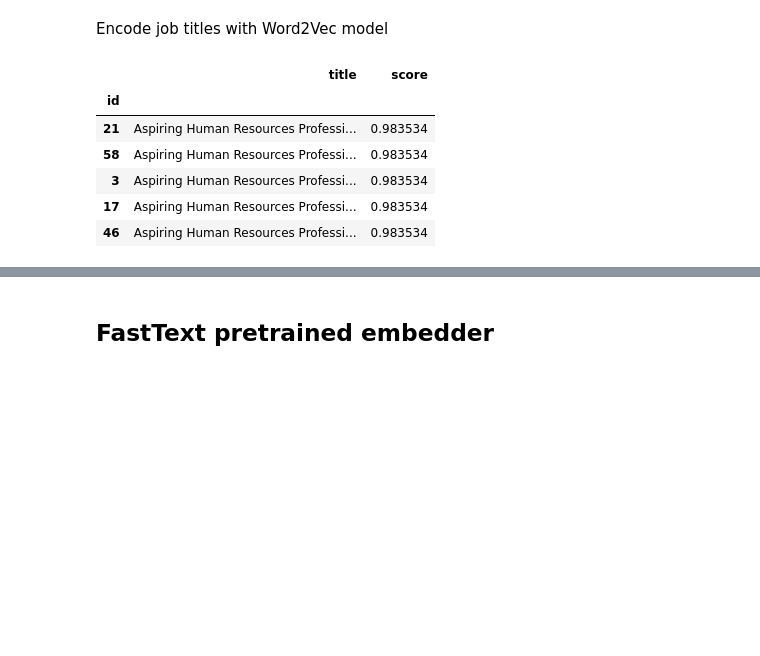
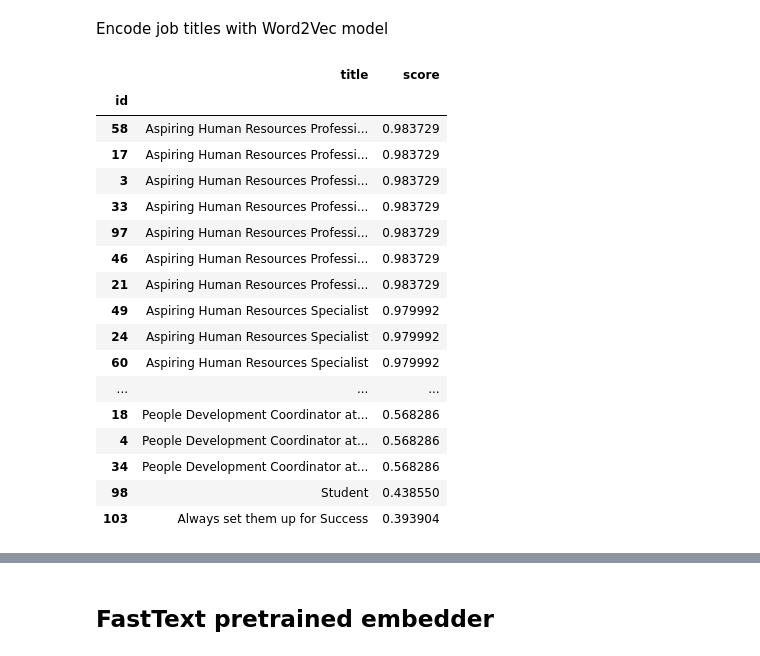
Before and after one commit to rubchume/JI1plyjVHBDJZ5ZM, a Jupyter notebook: DataExploration.ipynb, the cells around one changed output, grey strips where cells are left out. Cells and saved outputs as stored; diff of their text form; code cells hidden in the pictures; blank space fills up the shorter version.

```diff
--- a/DataExploration.ipynb
+++ b/DataExploration.ipynb
@@ -68,7 +72,7 @@ def preprocess_sentence(sentence):
 class WordEmbedder(ABC):
     @abstractmethod
     def fit(self, tokenized_sentences: Iterable[List[str]]):
-        pass
+        """Training"""
 
     @abstractmethod
     def predict(self, word) -> np.array:
@@ -78,22 +82,22 @@ class WordEmbedder(ABC):
     def word_sets_similarity(self, word_set_1: List[str], word_set_2: List[str]) -> float:
         """Calculates the similarity between two word sets"""
 
-
-class MeanVectorCosineSimilarityMixin:
-    def word_sets_similarity(self, word_set_1: List[str], word_set_2: List[str]) -> float:
-        return self._cosine_similarity(
-            vector_1=self._get_word_set_embedding(word_set_1),
-            vector_2=self._get_word_set_embedding(word_set_2)
-        )
-
-    def _get_word_set_embedding(self, word_set: List[str]) -> np.array:
+    def get_word_set_embedding(self, word_set: List[str]) -> np.array:
         return np.mean([
             self.predict(word)
             for word in word_set
         ], axis=0)
 
+
+class MeanVectorCosineSimilarityMixin:
+    def word_sets_similarity(self, word_set_1: List[str], word_set_2: List[str]) -> float:
+        return self.cosine_similarity(
+            vector_1=self.get_word_set_embedding(word_set_1),
+            vector_2=self.get_word_set_embedding(word_set_2)
+        )
+
     @staticmethod
-    def _cosine_similarity(vector_1, vector_2):
+    def cosine_similarity(vector_1, vector_2):
         return vector_1.dot(vector_2) / (norm(vector_1) * norm(vector_2))
 
 
@@ -153,15 +157,26 @@ class Word2VecEmbedder(WordEmbedder):
     def word_sets_similarity(self, word_set_1: List[str], word_set_2: List[str]) -> float:
         return self.model.wv.n_similarity(word_set_1, word_set_2)
 # %%
-word_2_vec_embedder = Word2VecEmbedder(window=5, min_count=1).fit(df.job_title.map(preprocess_sentence))
+word_2_vec_embedder = Word2VecEmbedder(window=5, min_count=1, vector_size=600).fit(df.job_title.map(preprocess_sentence))
 word_2_vec_ranker = CandidateRanker(preprocess_sentence, word_2_vec_embedder).fit(df.job_title)
 # %%
-word_2_vec_ranker.predict("Aspiring human resources").head()
+word_2_vec_ranker.predict("Aspiring human resources")
 # %% [output]
 |  | title | score |
 | id |  |  |
-| 21 | Aspiring Human Resources Professi... | 0.983534 |
-| 58 | Aspiring Human Resources Professi... | 0.983534 |
-| 3 | Aspiring Human Resources Professi... | 0.983534 |
-| 17 | Aspiring Human Resources Professi... | 0.983534 |
-| 46 | Aspiring Human Resources Professi... | 0.983534 |
+| 58 | Aspiring Human Resources Professi... | 0.983729 |
+| 17 | Aspiring Human Resources Professi... | 0.983729 |
+| 3 | Aspiring Human Resources Professi... | 0.983729 |
+| 33 | Aspiring Human Resources Professi... | 0.983729 |
+| 97 | Aspiring Human Resources Professi... | 0.983729 |
+| 46 | Aspiring Human Resources Professi... | 0.983729 |
+| 21 | Aspiring Human Resources Professi... | 0.983729 |
+| 49 | Aspiring Human Resources Specialist | 0.979992 |
+| 24 | Aspiring Human Resources Specialist | 0.979992 |
+| 60 | Aspiring Human Resources Specialist | 0.979992 |
+| ... | ... | ... |
+| 18 | People Development Coordinator at... | 0.568286 |
+| 4 | People Development Coordinator at... | 0.568286 |
+| 34 | People Development Coordinator at... | 0.568286 |
+| 98 | Student | 0.438550 |
+| 103 | Always set them up for Success | 0.393904 |
```
Also changed, not shown: parts of 10 cells of this notebook, 4 other files.
